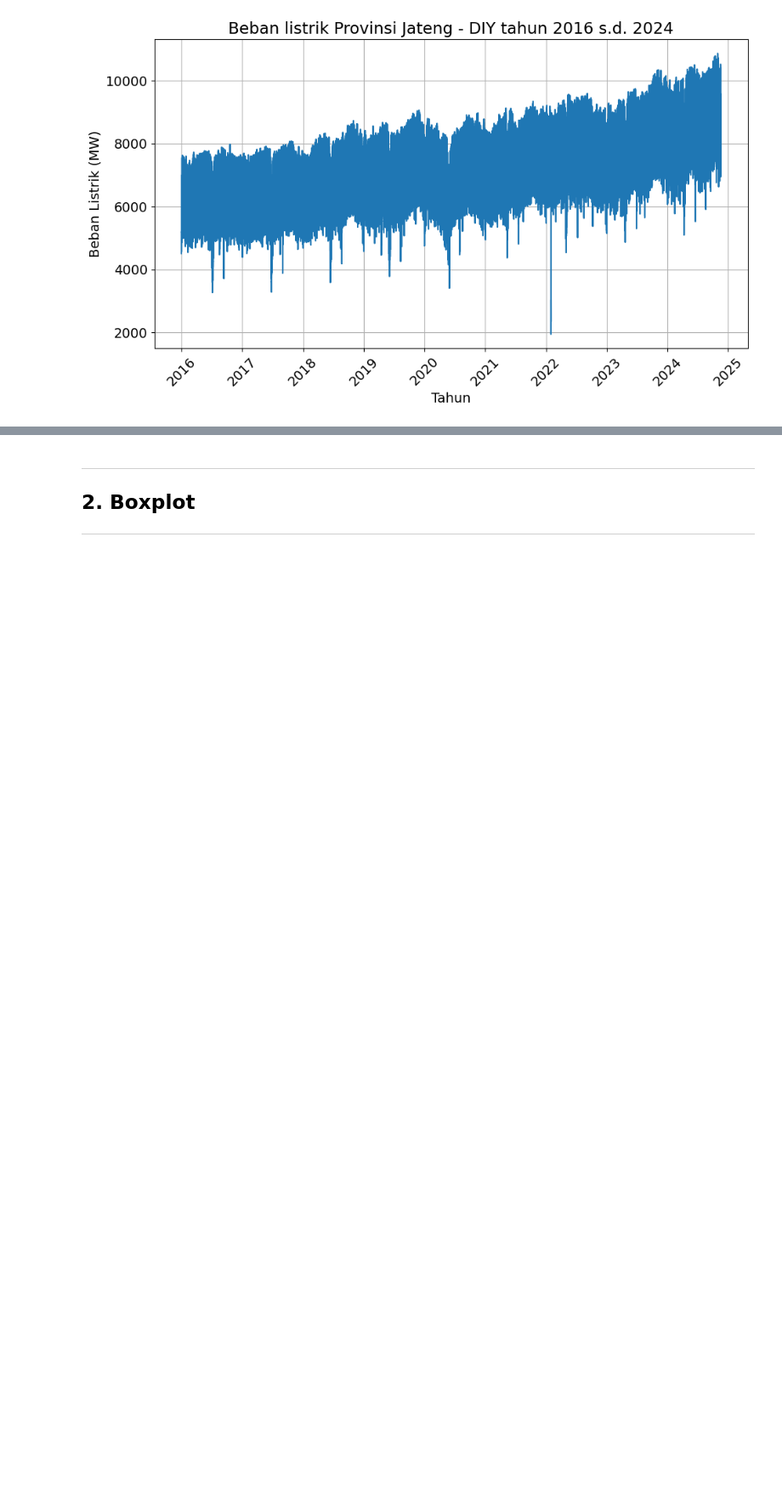
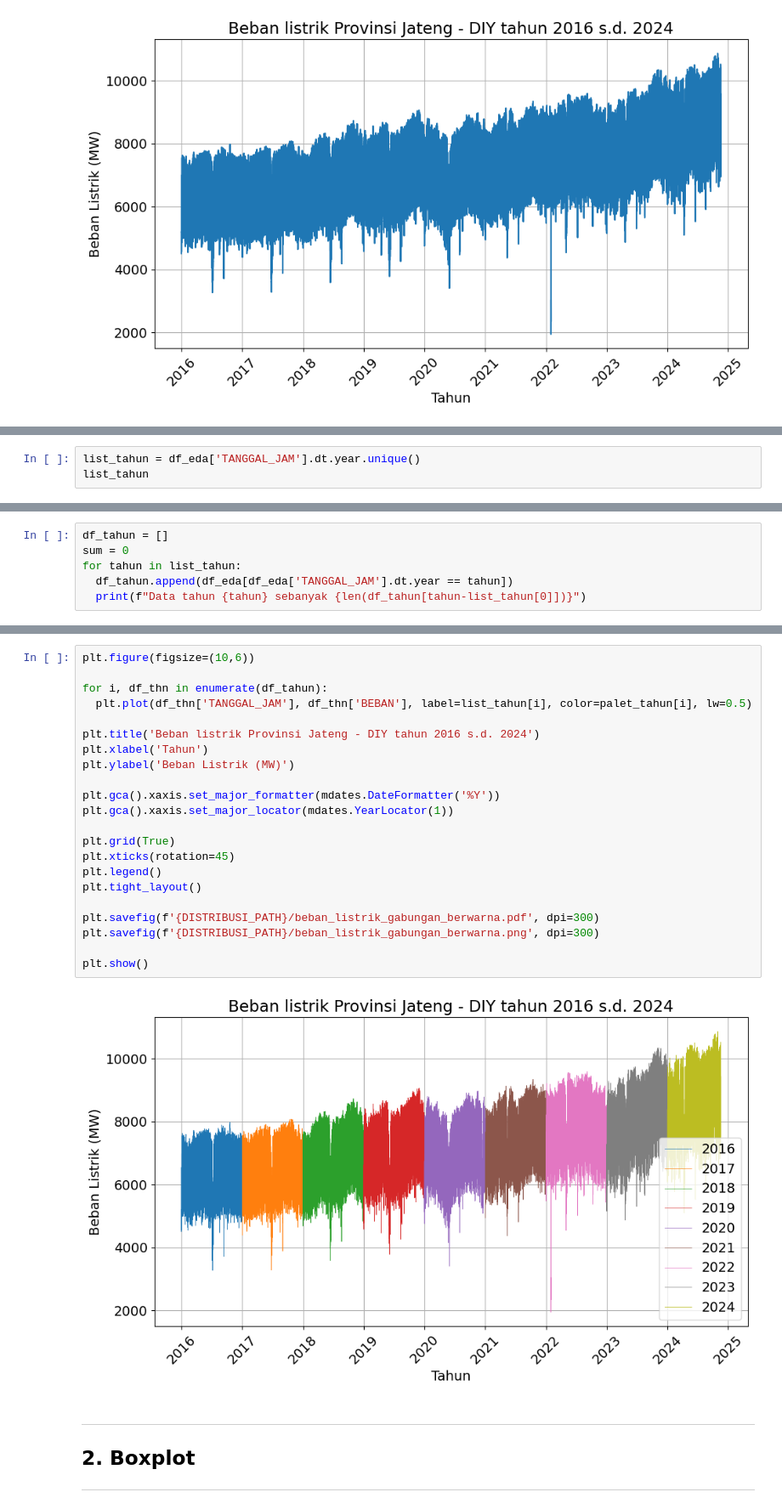
Before and after one commit to saazizau/hybrid-ssa-deep-learning, a Jupyter notebook: notebooks/2_exploratory_data_analysis.ipynb, the cells around one changed output, grey strips where cells are left out. Shown at 85% size. Cells and saved outputs as stored; diff of their text form; blank space fills up the shorter version.

```diff
--- a/notebooks/2_exploratory_data_analysis.ipynb
+++ b/notebooks/2_exploratory_data_analysis.ipynb
@@ -197,0 +198,3 @@ plt.show()
+# %%
+list_tahun = df_eda['TANGGAL_JAM'].dt.year.unique()
+list_tahun
@@ -197,0 +203,6 @@ plt.show()
+# %%
+df_tahun = []
+sum = 0
+for tahun in list_tahun:
+  df_tahun.append(df_eda[df_eda['TANGGAL_JAM'].dt.year == tahun])
+  print(f"Data tahun {tahun} sebanyak {len(df_tahun[tahun-list_tahun[0]])}")
@@ -198,3 +225,27 @@ plt.show()
+# %%
+plt.figure(figsize=(10,6))
+
+for i, df_thn in enumerate(df_tahun):
+  plt.plot(df_thn['TANGGAL_JAM'], df_thn['BEBAN'], label=list_tahun[i], color=palet_tahun[i], lw=0.5)
+
+plt.title('Beban listrik Provinsi Jateng - DIY tahun 2016 s.d. 2024')
+plt.xlabel('Tahun')
+plt.ylabel('Beban Listrik (MW)')
+
+plt.gca().xaxis.set_major_formatter(mdates.DateFormatter('%Y'))
+plt.gca().xaxis.set_major_locator(mdates.YearLocator(1))
+
+plt.grid(True)
+plt.xticks(rotation=45)
+plt.legend()
+plt.tight_layout()
+
+plt.savefig(f'{DISTRIBUSI_PATH}/beban_listrik_gabungan_berwarna.pdf', dpi=300)
+plt.savefig(f'{DISTRIBUSI_PATH}/beban_listrik_gabungan_berwarna.png', dpi=300)
+
+plt.show()
+# %% [output]
+[figure, added]
 # %% [markdown]
 ---
 ## **2. Boxplot**
```
Also changed, not shown: parts of 4 cells of this notebook, 21 other files.
